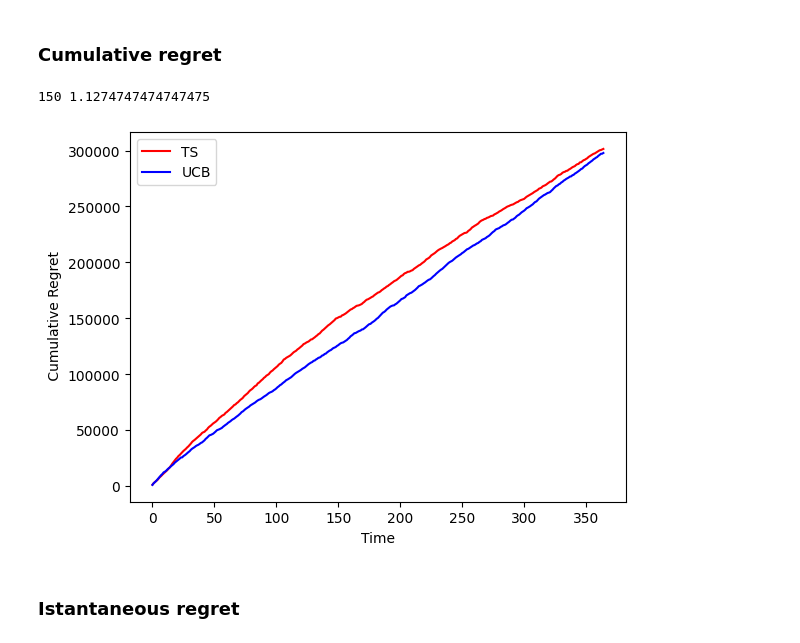
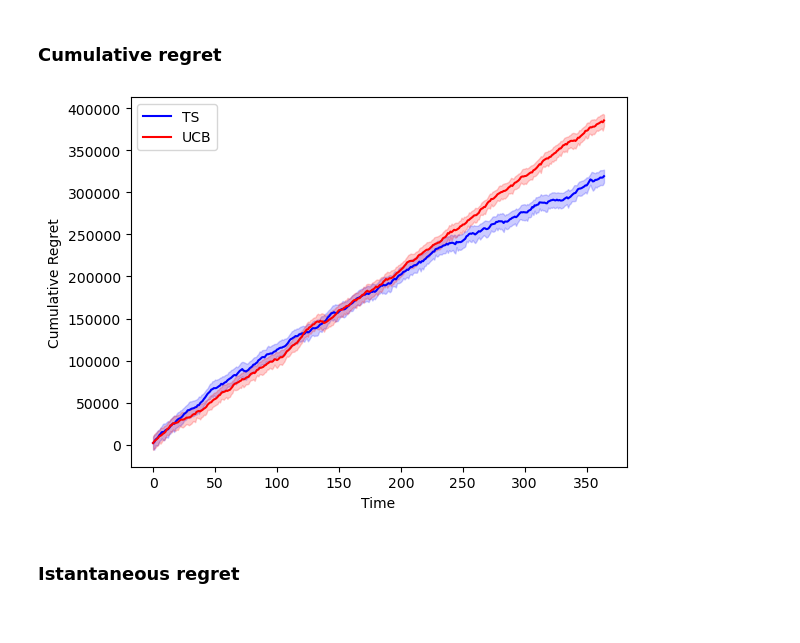
Before and after one commit to MatteoPancini/Online-Pricing-and-Advertising-Optimization-Project, a Jupyter notebook: Project-Pricing-Advertising-2022-2023/1_Learning_for_Pricing_2_Version.ipynb, the cells around one changed output. Drawn from its saved outputs; the diff is of its cells as text; code cells hidden in the pictures.

```diff
--- a/Project-Pricing-Advertising-2022-2023/1_Learning_for_Pricing_2_Version.ipynb
+++ b/Project-Pricing-Advertising-2022-2023/1_Learning_for_Pricing_2_Version.ipynb
@@ -94,23 +110,25 @@ plt.show()
 # %% [markdown]
 ### Cumulative regret
-# %%
-#optimum_price = 150
-#optimum_bid = 1.1274747474747475
-from utils.clairvoyant_tools import get_optimal_parameters
-#opt = 200*140*0.5-140
-
-optimum_price, optimum_bid, opt = get_optimal_parameters(uc1.user_index)
-print(optimum_price,optimum_bid)
-
-plt.figure(0)
-plt.ylabel(" Cumulative Regret")
-plt.xlabel("Time")
-plt.plot(np.cumsum(opt - np.array(reward_ts), axis=0), 'r')
-plt.plot(np.cumsum(opt - np.array(reward_ucb), axis=0), 'b')
-plt.legend(["TS", "UCB"])
-plt.show()
-# %% [output]
-150 1.1274747474747475
-[figure, removed]
+# %%
+mean_cum_regret_ts = np.mean(opt - np.array(ts_rewards_per_experiment), axis=0)
+std_cum_regret_ts = np.std(opt - np.array(ts_rewards_per_experiment), axis=0)
+
+mean_cum_regret_ucb = np.mean(opt - np.array(ucb_reward_per_experiment), axis=0)
+std_cum_regret_ucb = np.std(opt - np.array(ucb_reward_per_experiment), axis=0)
+
+# Plot mean and standard deviation
+plt.plot(np.cumsum(mean_cum_regret_ts), 'b', label='TS')
+plt.plot(np.cumsum(mean_cum_regret_ucb), 'r', label='UCB')
+
+plt.fill_between(range(len(mean_cum_regret_ts)), np.cumsum(mean_cum_regret_ts) - std_cum_regret_ts, np.cumsum(mean_cum_regret_ts) + std_cum_regret_ts, alpha=0.2, color='b')
+plt.fill_between(range(len(mean_cum_regret_ucb)), np.cumsum(mean_cum_regret_ucb) - std_cum_regret_ucb, np.cumsum(mean_cum_regret_ucb) + std_cum_regret_ucb, alpha=0.2, color='r')
+
+plt.ylabel("Cumulative Regret")
+plt.xlabel("Time")
+#plt.plot(np.cumsum(opt - np.array(mean_cum_reward_ts), axis=0), 'r')
+plt.legend(["TS","UCB"])
+plt.show()
+# %% [output]
+[figure, added]
 # %% [markdown]
 ### Istantaneous regret
```
Also changed, not shown: parts of 7 cells of this notebook, 9 other files.
